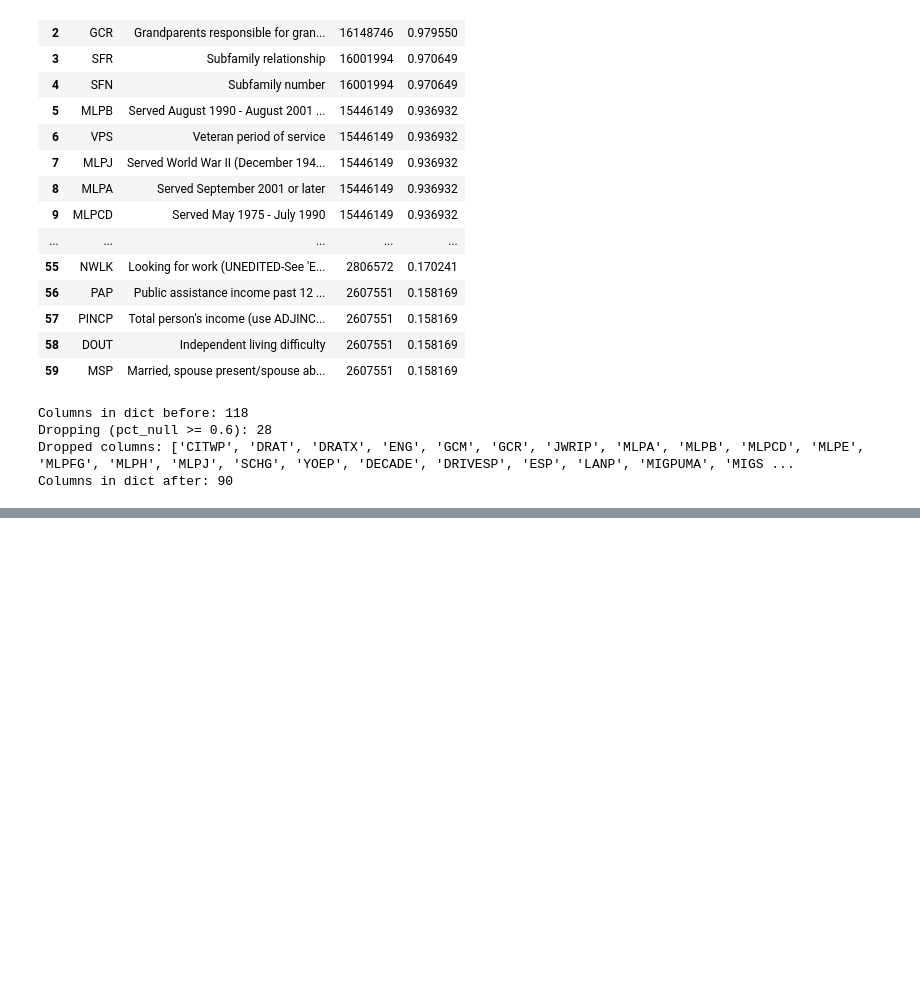
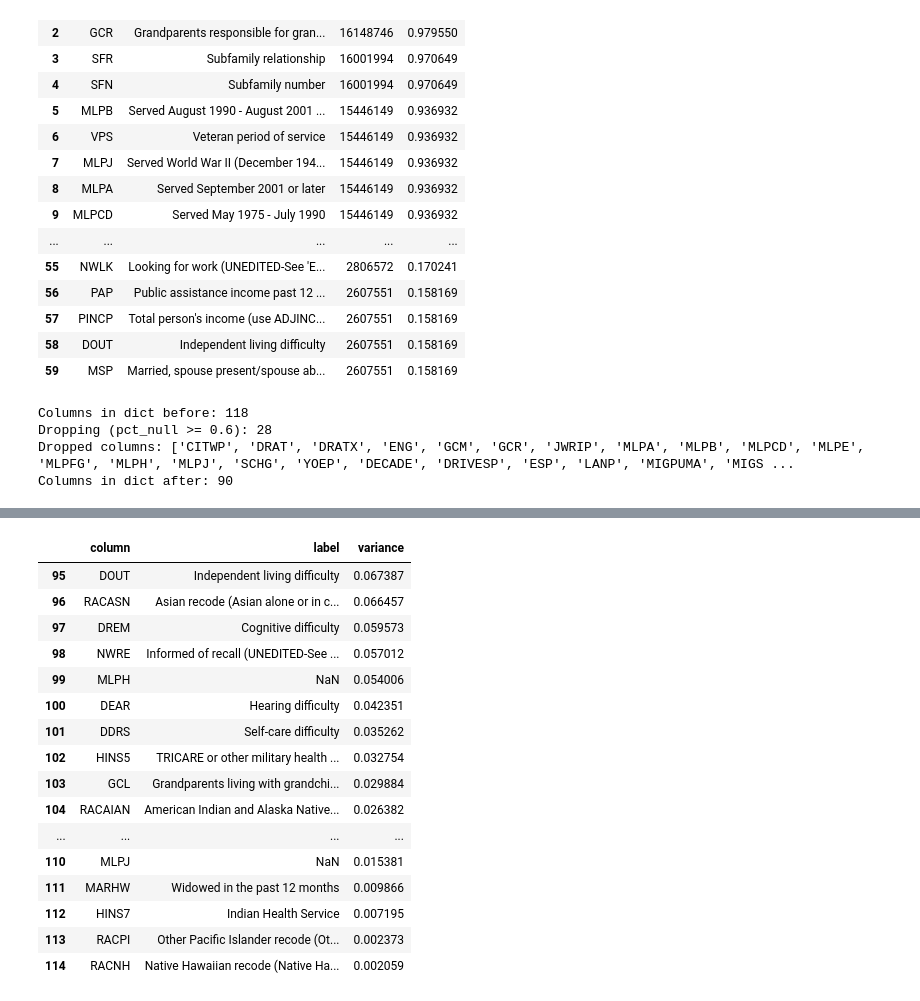
Before and after one commit to ingridalt/DSC-288R-CAPSTONE, a Jupyter notebook: 2_Exploratory_Data_Analysis/2_EDA.ipynb, the cells around one changed output, grey strips where cells are left out. Cells and saved outputs as stored; diff of their text form; code cells hidden in the pictures; blank space fills up the shorter version.

```diff
--- a/2_Exploratory_Data_Analysis/2_EDA.ipynb
+++ b/2_Exploratory_Data_Analysis/2_EDA.ipynb
@@ -243,4 +243,41 @@ Dropped columns: ['CITWP', 'DRAT', 'DRATX', 'ENG', 'GCM', 'GCR', 'JWRIP', 'MLPA'
 Columns in dict after: 90
 # %%
 #90 columns is beter than the 278 we started with but its still too many
-#next lets look at variance,
+#next lets look at variance, and correlation to our supervised learning label POVPIP (income to poverty ratio)
+
+import pandas as pd
+
+# Load only candidate columns
+df = pd.read_csv(p_file, usecols=candidate_cols)
+
+# Separate numeric columns only
+numeric_cols = df.select_dtypes(include=["number"]).columns.tolist()
+
+# (Optional but recommended) exclude label from variance ranking
+LABEL_COL = "POVPIP"
+numeric_cols = [c for c in numeric_cols if c != LABEL_COL]
+
+# Compute variance
+variance_summary = (
+    df[numeric_cols]
+      .var(skipna=True)
+      .reset_index()
+      .rename(columns={"index": "column", 0: "variance"})
+      .sort_values("variance", ascending=False)
+)
+
+# Merge labels for interpretability
+df_dict = pd.read_csv("EDA_data/suggested_clean_data_dictionary.csv")
+labels = df_dict[["column", "label"]]
+
+variance_summary = variance_summary.merge(
+    labels,
+    on="column",
+    how="left"
+)
+
+variance_summary = variance_summary[
+    ["column", "label", "variance"]
+]
+
+variance_summary.head(10)
@@ -246,0 +296,20 @@ Columns in dict after: 90
+# %%
+variance_summary.tail(20)
+# %% [output]
+|  | column | label | variance |
+| 95 | DOUT | Independent living difficulty | 0.067387 |
+| 96 | RACASN | Asian recode (Asian alone or in c... | 0.066457 |
+| 97 | DREM | Cognitive difficulty | 0.059573 |
+| 98 | NWRE | Informed of recall (UNEDITED-See ... | 0.057012 |
+| 99 | MLPH | NaN | 0.054006 |
+| 100 | DEAR | Hearing difficulty | 0.042351 |
+| 101 | DDRS | Self-care difficulty | 0.035262 |
+| 102 | HINS5 | TRICARE or other military health ... | 0.032754 |
+| 103 | GCL | Grandparents living with grandchi... | 0.029884 |
+| 104 | RACAIAN | American Indian and Alaska Native... | 0.026382 |
+| ... | ... | ... | ... |
+| 110 | MLPJ | NaN | 0.015381 |
+| 111 | MARHW | Widowed in the past 12 months | 0.009866 |
+| 112 | HINS7 | Indian Health Service | 0.007195 |
+| 113 | RACPI | Other Pacific Islander recode (Ot... | 0.002373 |
+| 114 | RACNH | Native Hawaiian recode (Native Ha... | 0.002059 |
```
Also changed, not shown: parts of 1 cell of this notebook, 1 other file.
